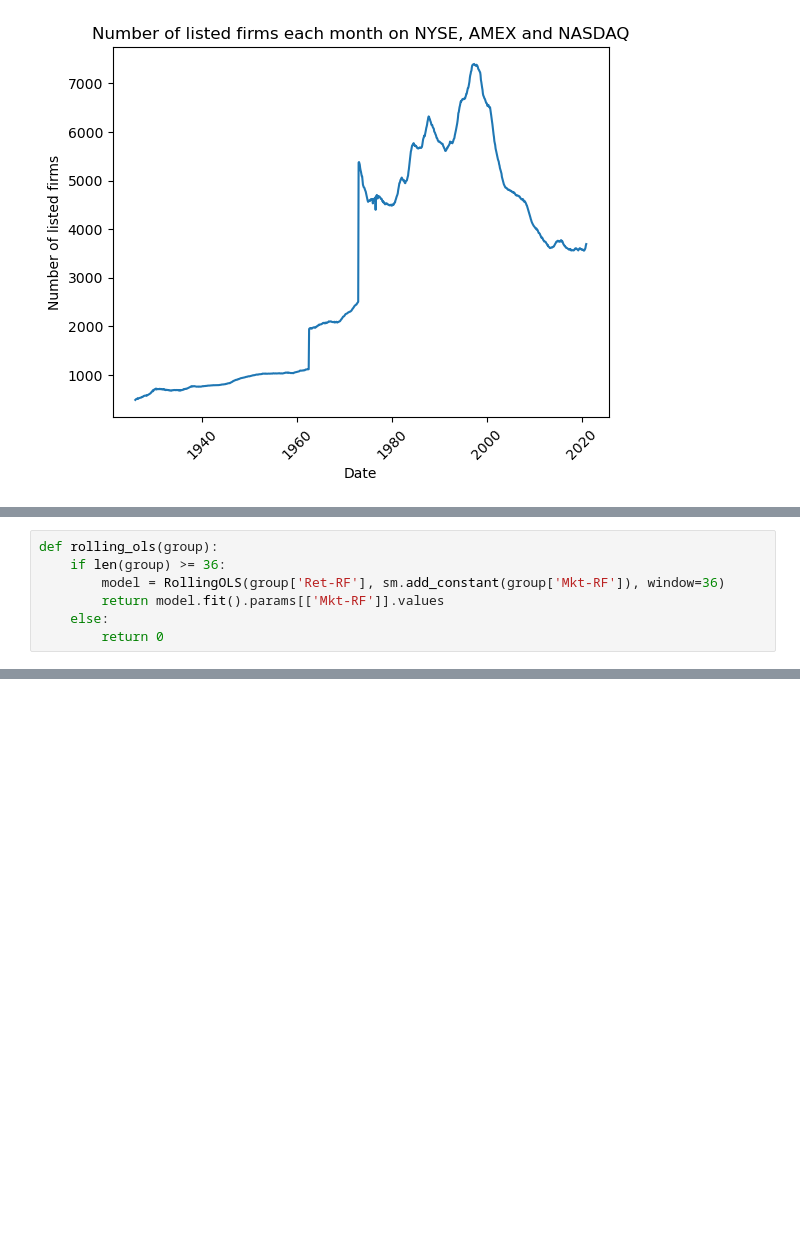
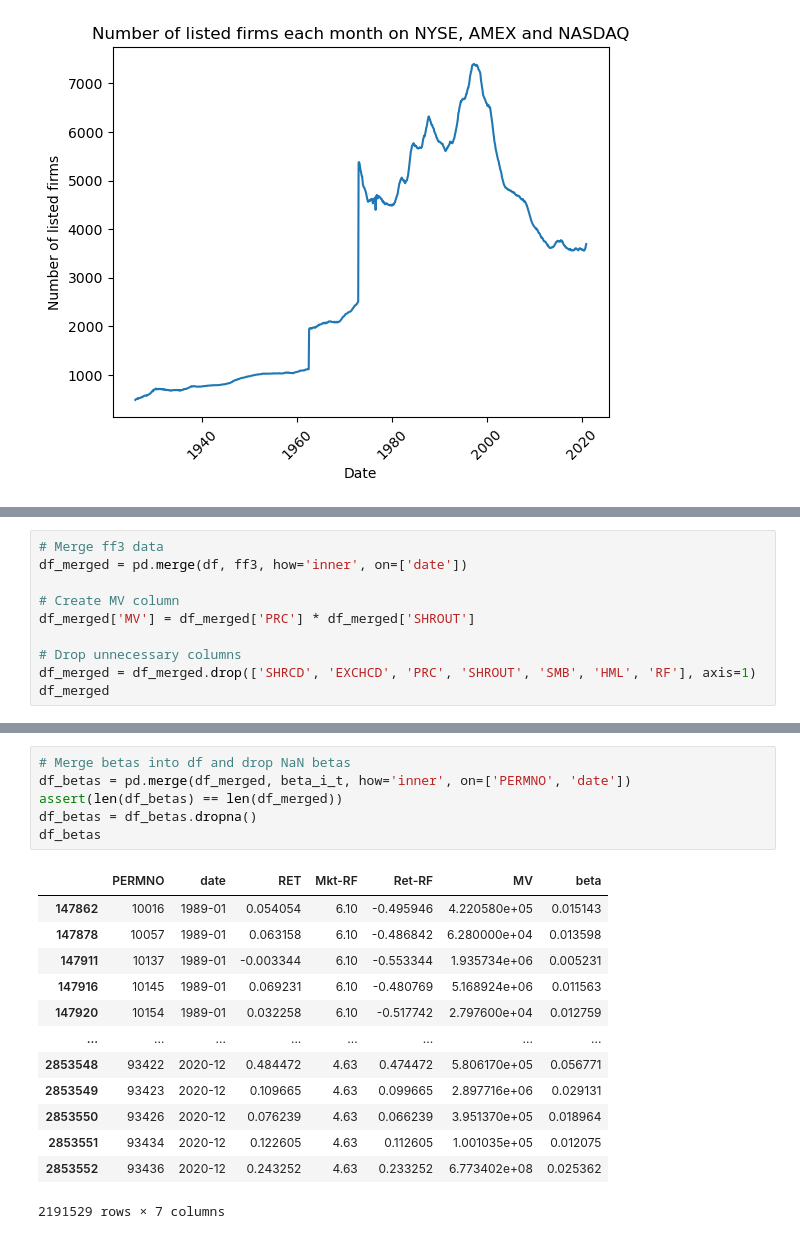
Before and after one commit to KMcCand/Hedge_Funds_Caltech, a Jupyter notebook: BEM114 HW2/BEM114_HW2_Andrew_Daniel_Kyle.ipynb, the cells around one changed output, grey strips where cells are left out. Drawn from its saved outputs; the diff is of its cells as text; blank space fills up the shorter version.

```diff
--- a/BEM114 HW2/BEM114_HW2_Andrew_Daniel_Kyle.ipynb
+++ b/BEM114 HW2/BEM114_HW2_Andrew_Daniel_Kyle.ipynb
@@ -134,7 +544,10 @@ dtype: object
-# %%
-def rolling_ols(group):
-    if len(group) >= 36:
-        model = RollingOLS(group['Ret-RF'], sm.add_constant(group['Mkt-RF']), window=36)
-        return model.fit().params[['Mkt-RF']].values
-    else:
-        return 0
+# %%
+# Merge ff3 data
+df_merged = pd.merge(df, ff3, how='inner', on=['date'])
+
+# Create MV column
+df_merged['MV'] = df_merged['PRC'] * df_merged['SHROUT']
+
+# Drop unnecessary columns
+df_merged = df_merged.drop(['SHRCD', 'EXCHCD', 'PRC', 'SHROUT', 'SMB', 'HML', 'RF'], axis=1)
+df_merged
@@ -140,0 +605,20 @@ def rolling_ols(group):
+# %%
+# Merge betas into df and drop NaN betas
+df_betas = pd.merge(df_merged, beta_i_t, how='inner', on=['PERMNO', 'date'])
+assert(len(df_betas) == len(df_merged))
+df_betas = df_betas.dropna()
+df_betas
+# %% [output]
+|  | PERMNO | date | RET | Mkt-RF | Ret-RF | MV | beta |
+| 147862 | 10016 | 1989-01 | 0.054054 | 6.10 | -0.495946 | 4.220580e+05 | 0.015143 |
+| 147878 | 10057 | 1989-01 | 0.063158 | 6.10 | -0.486842 | 6.280000e+04 | 0.013598 |
+| 147911 | 10137 | 1989-01 | -0.003344 | 6.10 | -0.553344 | 1.935734e+06 | 0.005231 |
+| 147916 | 10145 | 1989-01 | 0.069231 | 6.10 | -0.480769 | 5.168924e+06 | 0.011563 |
+| 147920 | 10154 | 1989-01 | 0.032258 | 6.10 | -0.517742 | 2.797600e+04 | 0.012759 |
+| ... | ... | ... | ... | ... | ... | ... | ... |
+| 2853548 | 93422 | 2020-12 | 0.484472 | 4.63 | 0.474472 | 5.806170e+05 | 0.056771 |
+| 2853549 | 93423 | 2020-12 | 0.109665 | 4.63 | 0.099665 | 2.897716e+06 | 0.029131 |
+| 2853550 | 93426 | 2020-12 | 0.076239 | 4.63 | 0.066239 | 3.951370e+05 | 0.018964 |
+| 2853551 | 93434 | 2020-12 | 0.122605 | 4.63 | 0.112605 | 1.001035e+05 | 0.012075 |
+| 2853552 | 93436 | 2020-12 | 0.243252 | 4.63 | 0.233252 | 6.773402e+08 | 0.025362 |
+2191529 rows × 7 columns
```
Also changed, not shown: parts of 45 cells of this notebook, 3 other files.
